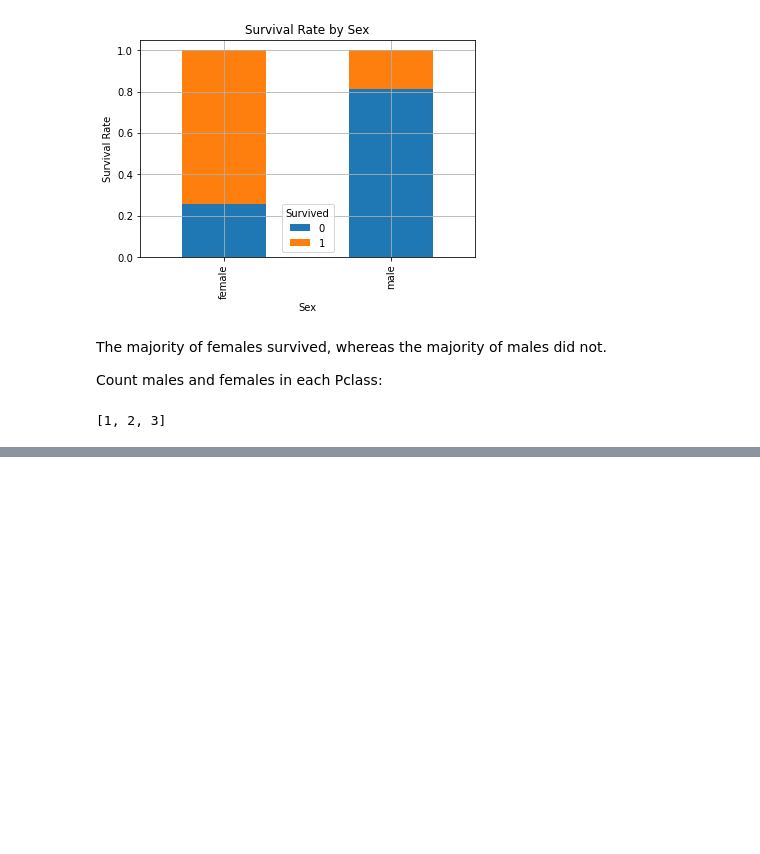
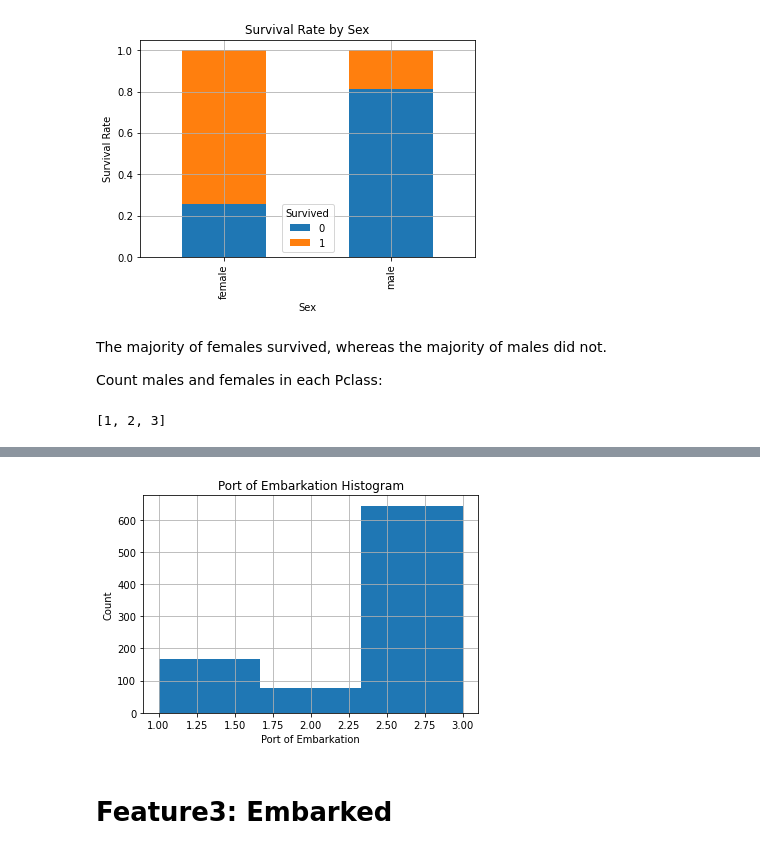
Before and after one commit to Koshaliya/Titanic-survival-exploration, a Jupyter notebook: Titanic Survival Exploration.ipynb, the cells around one changed output, grey strips where cells are left out. Cells and saved outputs as stored; diff of their text form; code cells hidden in the pictures; blank space fills up the shorter version.

```diff
--- a/Titanic Survival Exploration.ipynb
+++ b/Titanic Survival Exploration.ipynb
@@ -117,0 +169,10 @@ passenger_classes
+# %%
+df['Embarked_Value'].plot(kind='hist',bins=3,range=(1,3),grid='True')
+plt.title('Port of Embarkation Histogram')
+plt.xlabel('Port of Embarkation')
+plt.ylabel('Count')
+plt.show()
+# %% [output]
+[figure, added]
+# %% [markdown]
+# Feature3: Embarked
```
Also changed, not shown: parts of 45 cells of this notebook.
